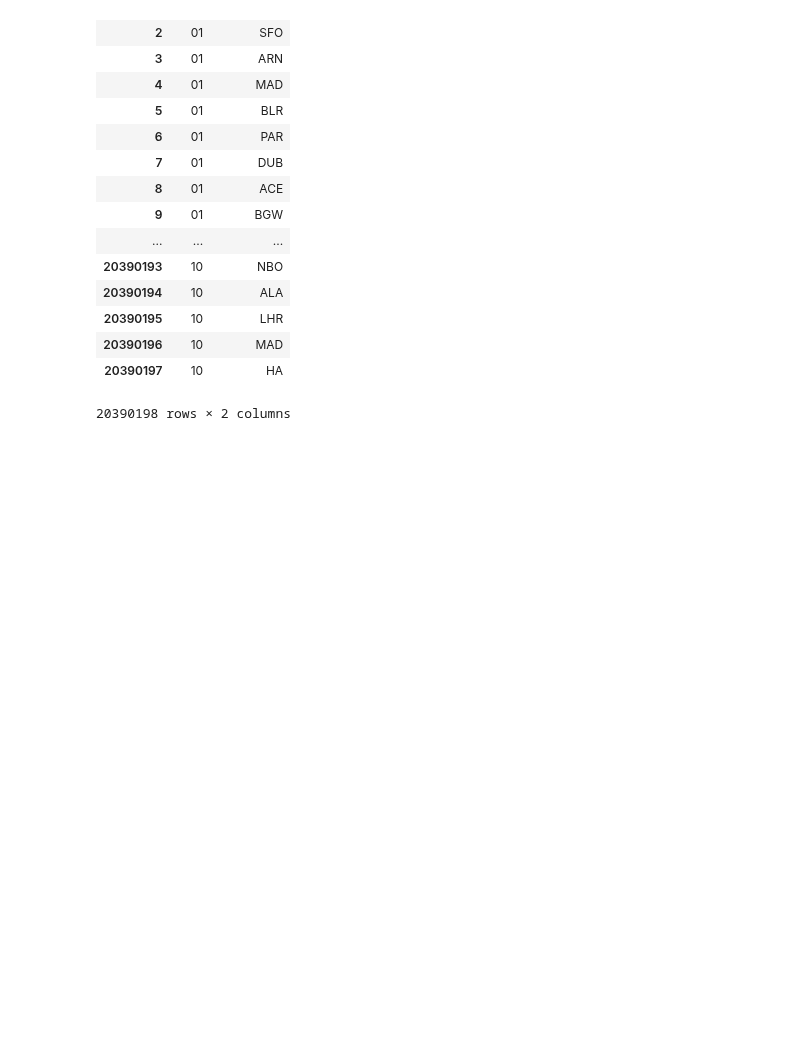
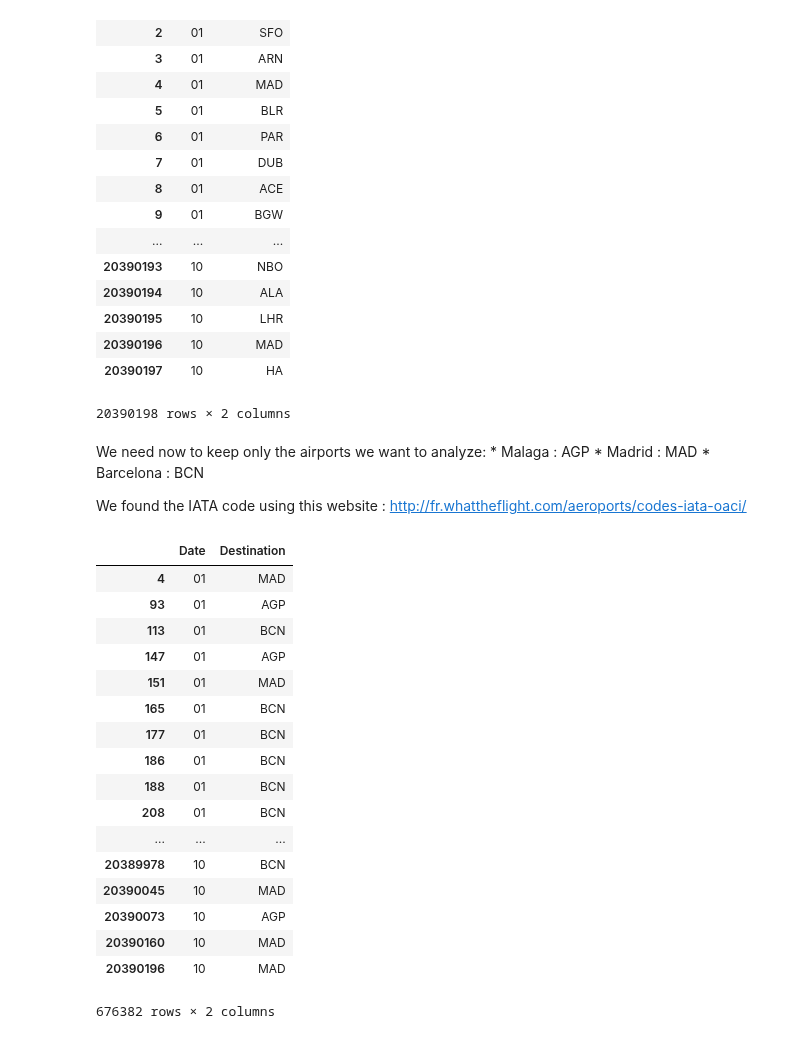
Before and after one commit to jangeloni/challenge_amadeus, a Jupyter notebook: third_exercise.ipynb, the cells around one changed output. Saved outputs shown, nothing was run; the diff lists cells and outputs as text; code cells hidden in the pictures; blank space fills up the shorter version.

Commit message:
GET ONLY SELECTED AIRPORTS (AGP, MAD, BCN)

```diff
--- a/third_exercise.ipynb
+++ b/third_exercise.ipynb
@@ -193,3 +193,38 @@ SEARCHES_DF_DEST
 | 20390196 | 10 | MAD |
 | 20390197 | 10 | HA |
 20390198 rows × 2 columns
+# %% [markdown]
+We need now to keep only the airports we want to analyze:
+    * Malaga    : AGP
+    * Madrid    : MAD
+    * Barcelona : BCN
+
+  We found the IATA code using this website :
+  http://fr.whattheflight.com/aeroports/codes-iata-oaci/
+# %%
+#KEEP ROWS ONLY WITH SELECTED IATA CODE
+iata_list = ['AGP','MAD','BCN']
+
+SEARCHES_DF_DEST = SEARCHES_DF_DEST[SEARCHES_DF_DEST['Destination'].isin(iata_list)]
+# %%
+#CHECK RESULT
+SEARCHES_DF_DEST
+# %% [output]
+|  | Date | Destination |
+| 4 | 01 | MAD |
+| 93 | 01 | AGP |
+| 113 | 01 | BCN |
+| 147 | 01 | AGP |
+| 151 | 01 | MAD |
+| 165 | 01 | BCN |
+| 177 | 01 | BCN |
+| 186 | 01 | BCN |
+| 188 | 01 | BCN |
+| 208 | 01 | BCN |
+| ... | ... | ... |
+| 20389978 | 10 | BCN |
+| 20390045 | 10 | MAD |
+| 20390073 | 10 | AGP |
+| 20390160 | 10 | MAD |
+| 20390196 | 10 | MAD |
+676382 rows × 2 columns
```
